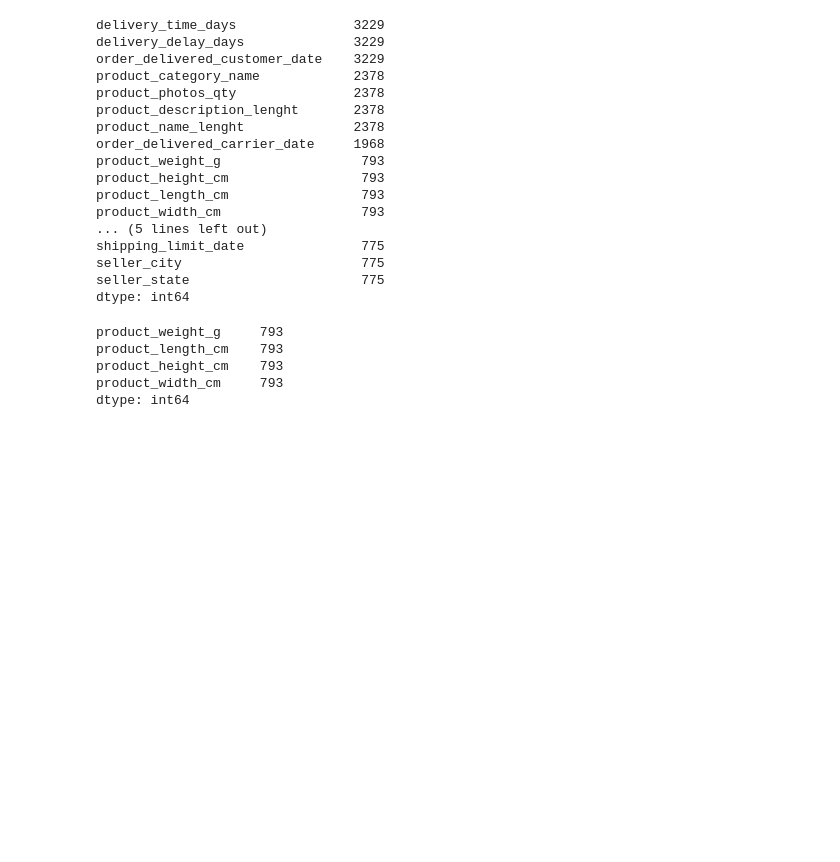
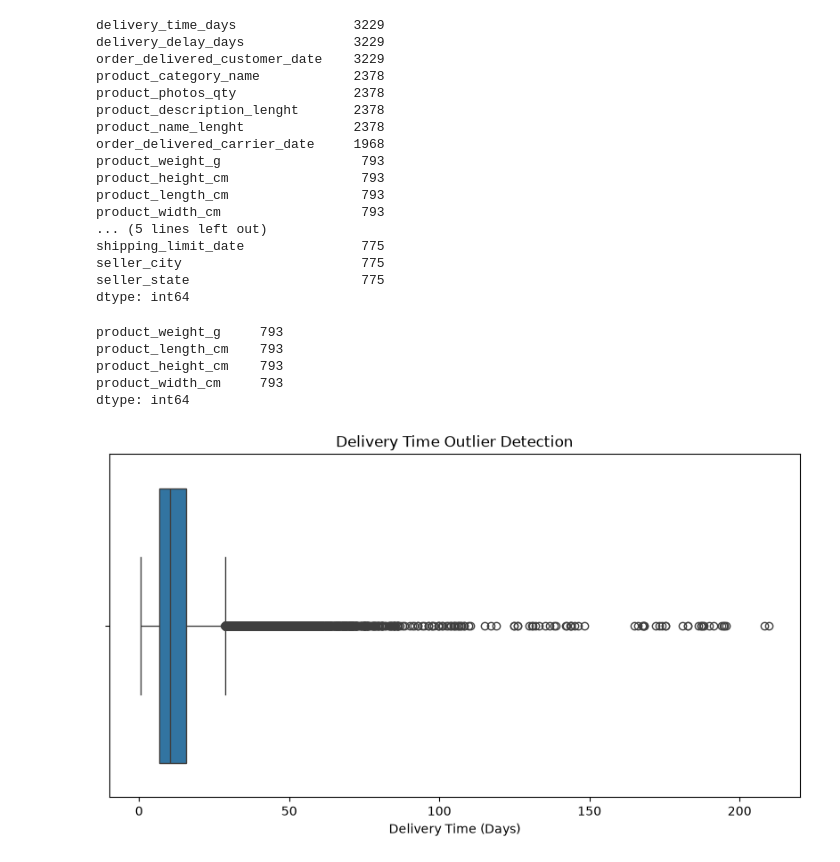
Before and after one commit to DRPatel75/Logistics_Data_Analysis, a Jupyter notebook: notebooks/02_data_cleaning.ipynb, the cells around one changed output. Cells and saved outputs as stored; diff of their text form; code cells hidden in the pictures; blank space fills up the shorter version.

```diff
--- a/notebooks/02_data_cleaning.ipynb
+++ b/notebooks/02_data_cleaning.ipynb
@@ -457,3 +457,15 @@ final_data['product_category_name'] = (
     final_data['product_category_name']
     .fillna('unknown')
 )
+# %%
+plt.figure(figsize=(10, 5))
+
+sns.boxplot(
+    x=final_data['delivery_time_days'].dropna()
+)
+
+plt.title('Delivery Time Outlier Detection')
+plt.xlabel('Delivery Time (Days)')
+plt.show()
+# %% [output]
+[figure, added]
```
Also changed, not shown: parts of 1 cell of this notebook.
